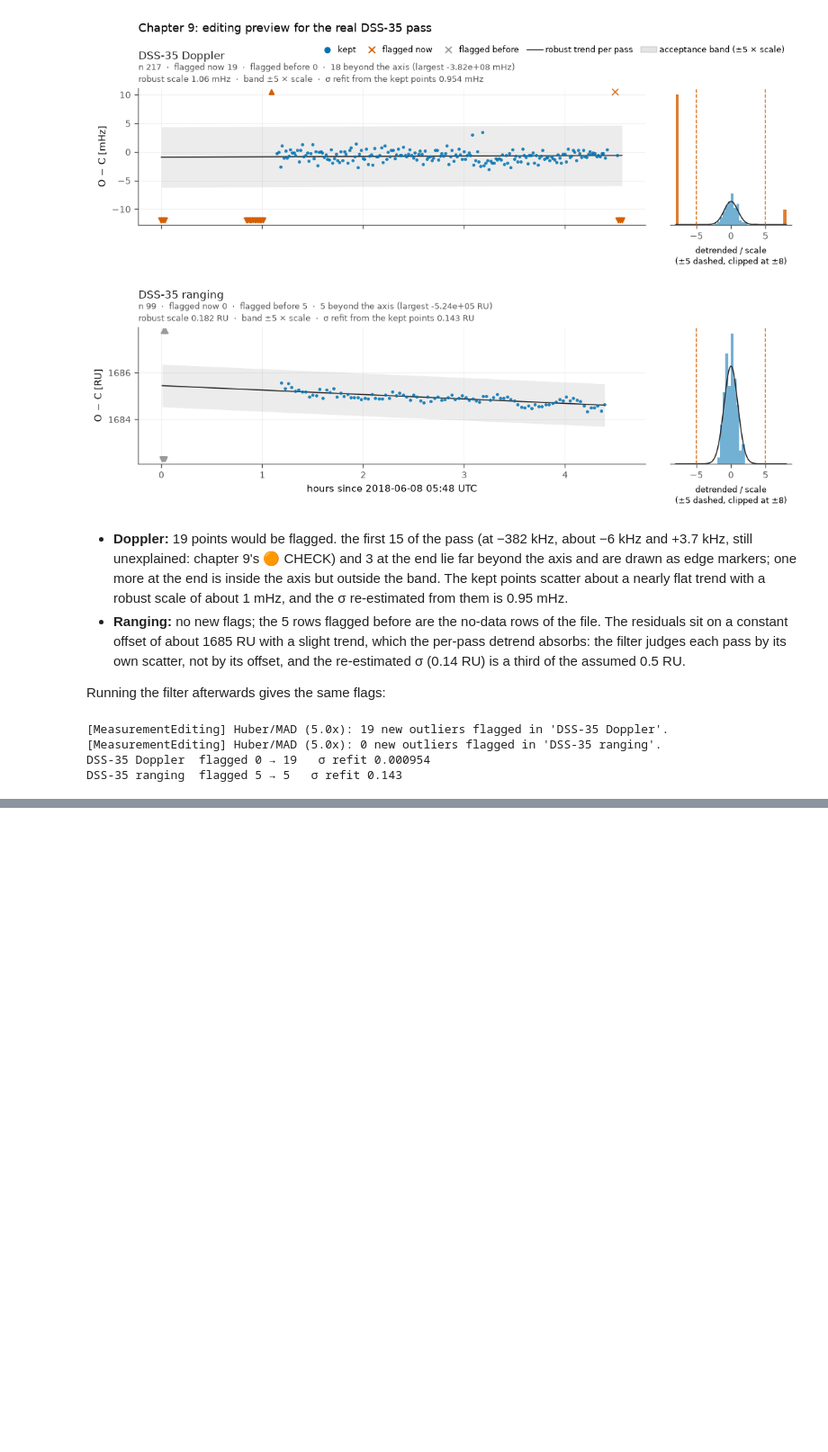
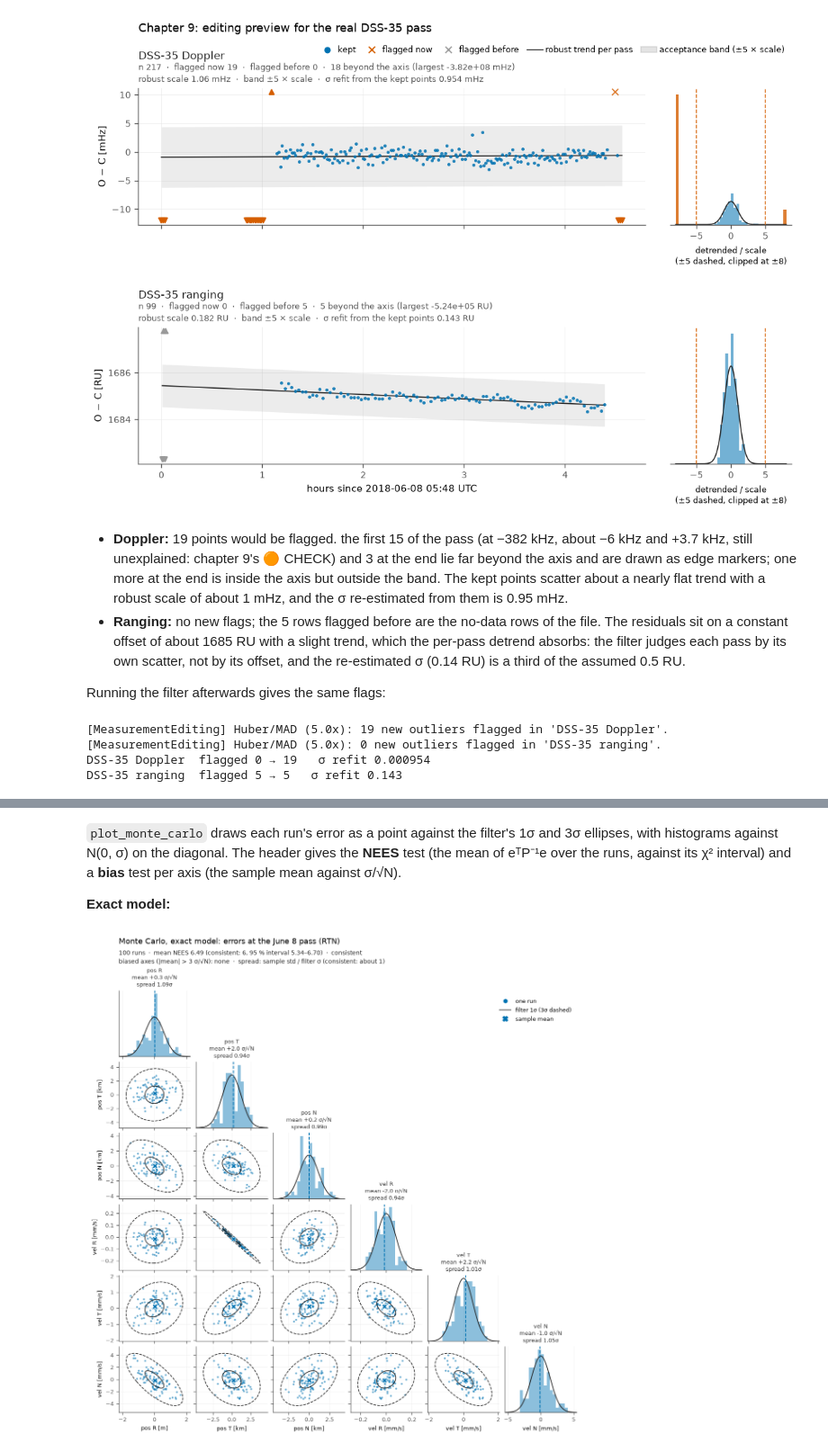
Before and after one commit to CCAR-ORCCA/scarabaeus, a Jupyter notebook: tutorials/v2/plotting_prototype_demo.ipynb, the cells around one changed output, grey strips where cells are left out. Shown at 90% size. Saved outputs shown, nothing was run; the diff lists cells and outputs as text; code cells hidden in the pictures; blank space fills up the shorter version.

```diff
--- a/tutorials/v2/plotting_prototype_demo.ipynb
+++ b/tutorials/v2/plotting_prototype_demo.ipynb
@@ -357,0 +442,11 @@ DSS-35 ranging  flagged 5 → 5   σ refit 0.143
+# %% [markdown]
+`plot_monte_carlo` draws each run's error as a point against the filter's 1σ and 3σ ellipses, with histograms against N(0, σ) on the diagonal. The header gives the **NEES** test (the mean of eᵀP⁻¹e over the runs, against its χ² interval) and a **bias** test per axis (the sample mean against σ/√N).
+
+**Exact model:**
+# %%
+from plotting_prototype import plot_monte_carlo
+
+plot_monte_carlo(monte_carlo["exact_errors"], monte_carlo["exact_covariances"],
+                 title="Monte Carlo, exact model: errors at the June 8 pass (RTN)");
+# %% [output]
+[figure, added]
```
Also changed, not shown: parts of 13 cells of this notebook, 1 other file.
